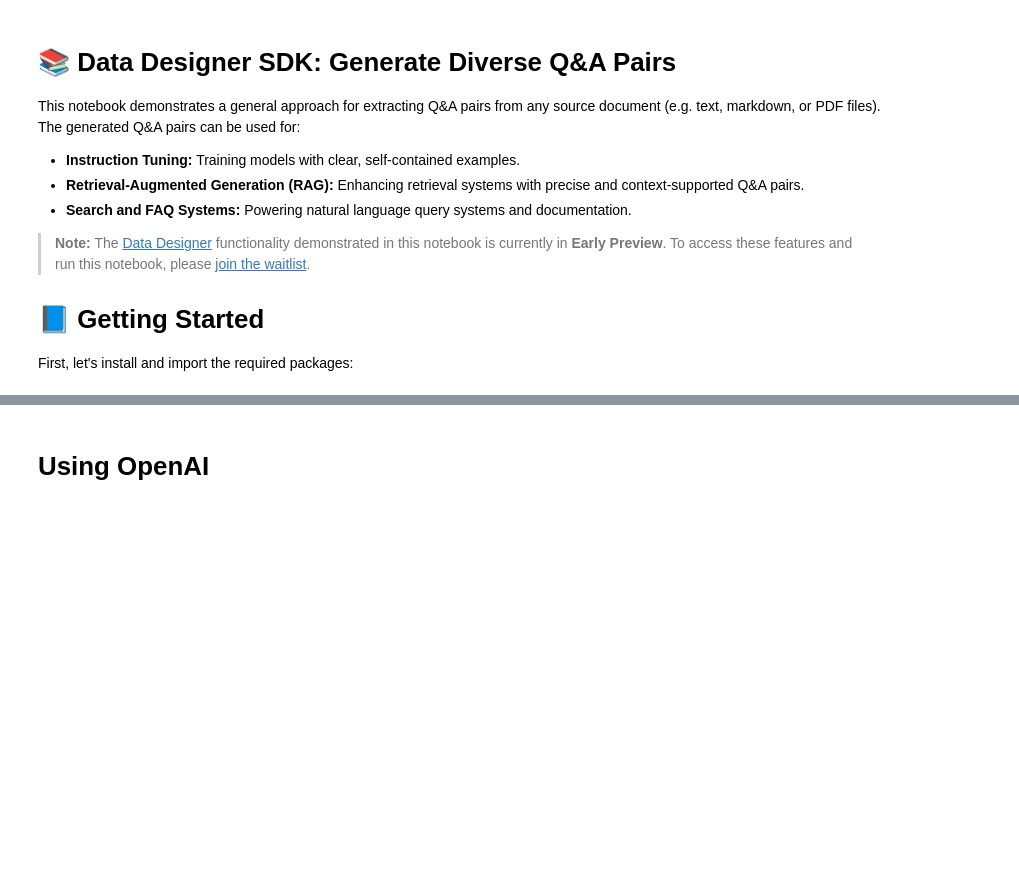
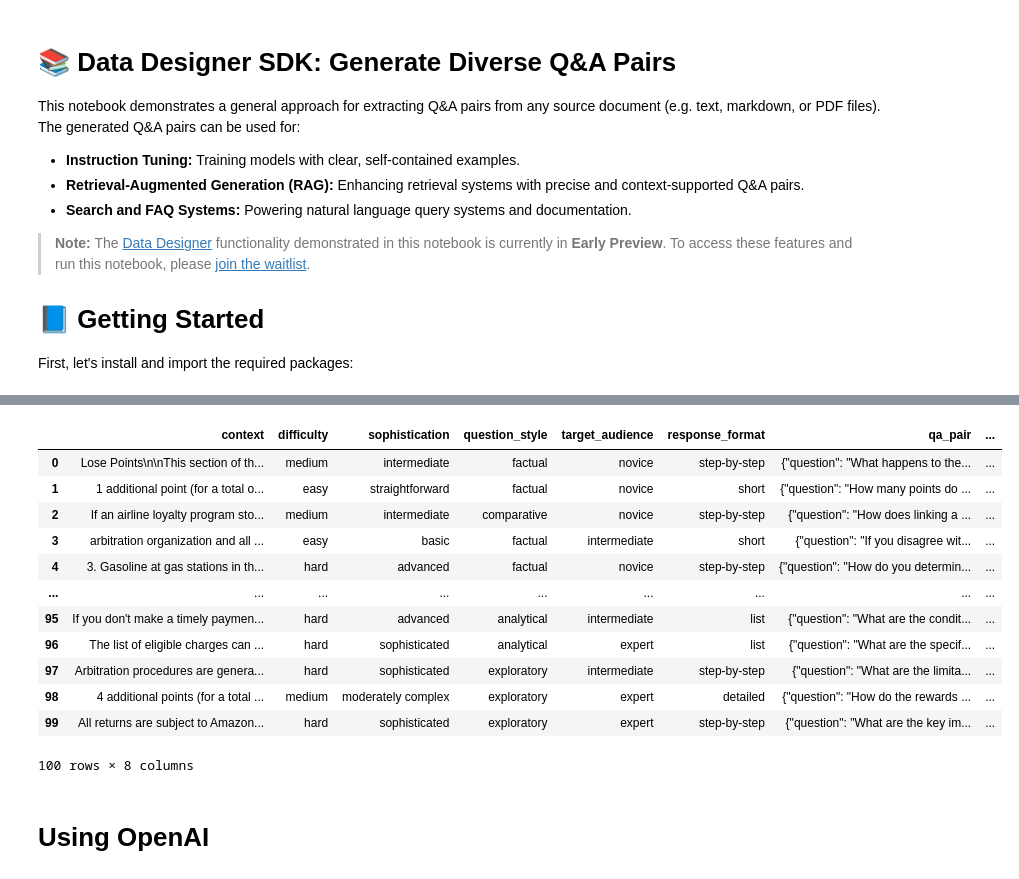
Before and after one commit to ericphamhung-gretel/demos, a Jupyter notebook: data_designer_sdk_qa_pairs.ipynb, the cells around one changed output, grey strips where cells are left out. Cells and saved outputs as stored; diff of their text form; code cells hidden in the pictures; blank space fills up the shorter version.

```diff
--- a/data_designer_sdk_qa_pairs.ipynb
+++ b/data_designer_sdk_qa_pairs.ipynb
@@ -26,7 +26,7 @@ First, let's install and import the required packages:
 # You can replace this with your own documents in PDF, markdown, or text formats.
 
 DOCUMENT_LIST = ["https://www.americanexpress.com/content/dam/amex/us/rewards/membership-rewards/mr-terms-conditions-11.01.2024.pdf?mrlinknav=footer-tandc"]
-NUM_QA_PAIRS = 10
+NUM_QA_PAIRS = 100
 # %%
 # Document Processing
 # ------------------
@@ -379,10 +399,10 @@ df
 # # ---------------------------
 # # Uncomment these lines to generate evaluation pairs, save them to JSONL,
 # # and analyze the coverage and quality of the generated dataset.
-# NUM_EVALS = 10
-# batch_job = designer.submit_batch_workflow(num_records=NUM_EVALS)
-# dataset = batch_job.fetch_dataset(wait_for_completion=True)
 
-# generate_qa_report(dataset)
+batch_job = designer.submit_batch_workflow(num_records=NUM_QA_PAIRS)
+dataset = batch_job.fetch_dataset(wait_for_completion=True)
 
-# dataset.to_json('qa_pairs.jsonl', orient='records', lines=True)
+generate_qa_report(dataset)
+
+dataset.to_json('qa_pairs.jsonl', orient='records', lines=True)
@@ -389,3 +473,19 @@ df
+# %%
+dataset
+# %% [output]
+|  | context | difficulty | sophistication | question_style | target_audience | response_format | qa_pair | ... |
+| 0 | Lose Points\n\nThis section of th... | medium | intermediate | factual | novice | step-by-step | {"question": "What happens to the... | ... |
+| 1 | 1 additional point (for a total o... | easy | straightforward | factual | novice | short | {"question": "How many points do ... | ... |
+| 2 | If an airline loyalty program sto... | medium | intermediate | comparative | novice | step-by-step | {"question": "How does linking a ... | ... |
+| 3 | arbitration organization and all ... | easy | basic | factual | intermediate | short | {"question": "If you disagree wit... | ... |
+| 4 | 3. Gasoline at gas stations in th... | hard | advanced | factual | novice | step-by-step | {"question": "How do you determin... | ... |
+| ... | ... | ... | ... | ... | ... | ... | ... | ... |
+| 95 | If you don't make a timely paymen... | hard | advanced | analytical | intermediate | list | {"question": "What are the condit... | ... |
+| 96 | The list of eligible charges can ... | hard | sophisticated | analytical | expert | list | {"question": "What are the specif... | ... |
+| 97 | Arbitration procedures are genera... | hard | sophisticated | exploratory | intermediate | step-by-step | {"question": "What are the limita... | ... |
+| 98 | 4 additional points (for a total ... | medium | moderately complex | exploratory | expert | detailed | {"question": "How do the rewards ... | ... |
+| 99 | All returns are subject to Amazon... | hard | sophisticated | exploratory | expert | step-by-step | {"question": "What are the key im... | ... |
+100 rows × 8 columns
 # %% [markdown]
 # Using OpenAI
 # %%
```
Also changed, not shown: parts of 9 cells of this notebook.
